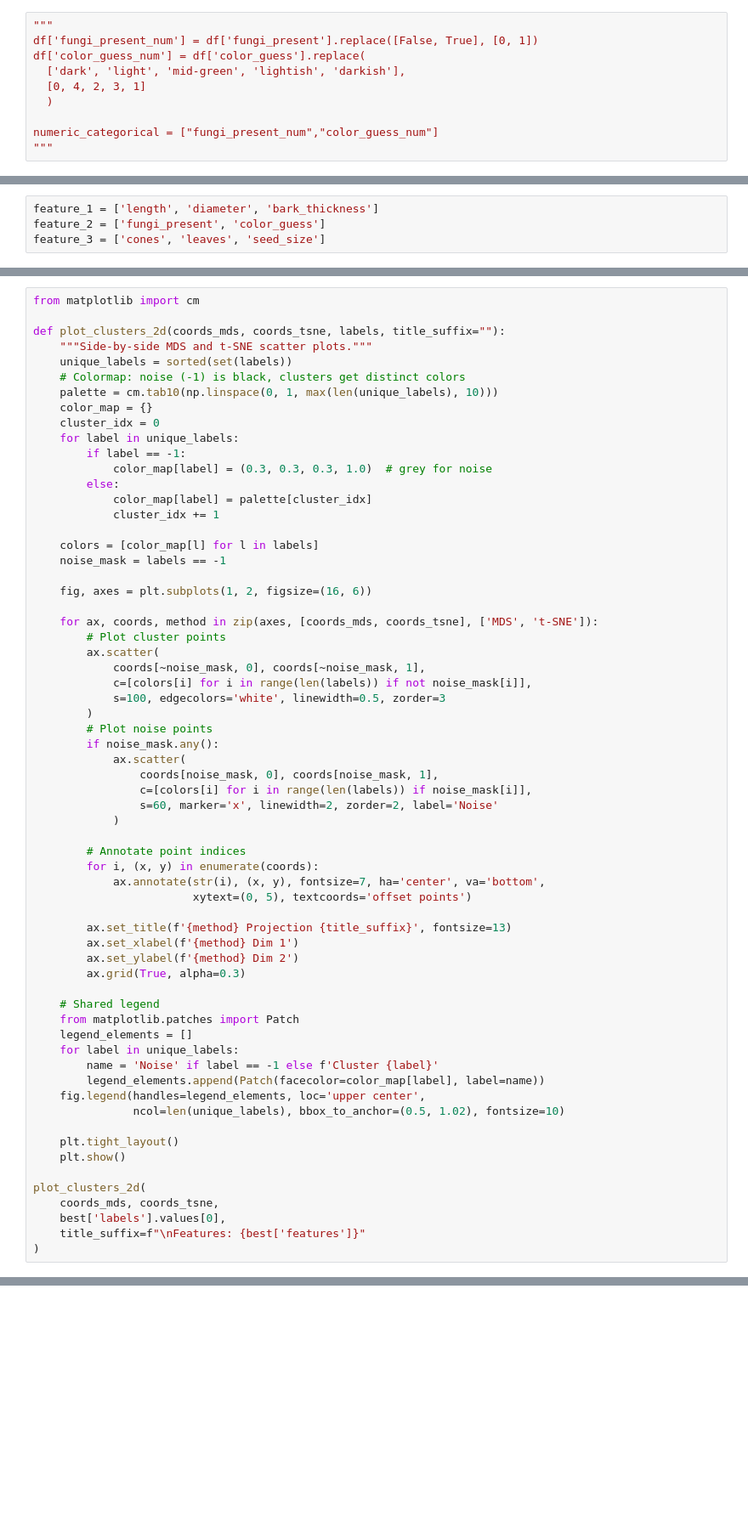
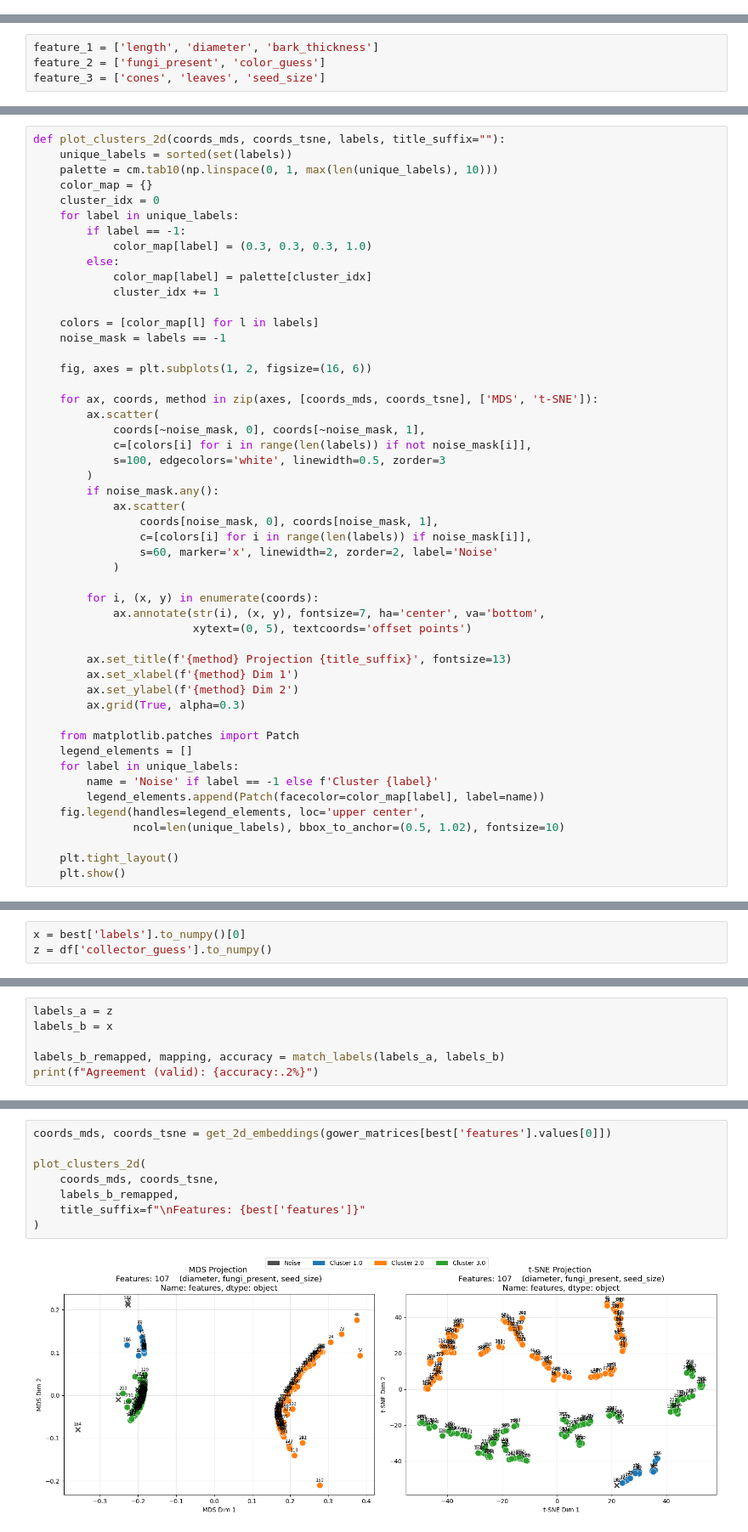
Before and after one commit to ATeerioja/DTEK2074-palautukset, a Jupyter notebook: projekti-2-koneoppimisalgoritmit/tree_clustering.ipynb, the cells around one changed output, grey strips where cells are left out. Shown at 85% size. Drawn from its saved outputs; the diff is of its cells as text; blank space fills up the shorter version.

```diff
--- a/projekti-2-koneoppimisalgoritmit/tree_clustering.ipynb
+++ b/projekti-2-koneoppimisalgoritmit/tree_clustering.ipynb
@@ -132,13 +128,3 @@ False          light          26
 True           darkish        22
 False          darkish        14
 Name: count, dtype: int64
-# %%
-"""
-df['fungi_present_num'] = df['fungi_present'].replace([False, True], [0, 1])
-df['color_guess_num'] = df['color_guess'].replace(
-  ['dark', 'light', 'mid-green', 'lightish', 'darkish'],
-  [0, 4, 2, 3, 1]
-  )
-
-numeric_categorical = ["fungi_present_num","color_guess_num"]
-"""
@@ -353,16 +317,12 @@ coords_mds, coords_tsne = get_2d_embeddings(gower_matrices[best['features'].valu
 # %%
-from matplotlib import cm
-
 def plot_clusters_2d(coords_mds, coords_tsne, labels, title_suffix=""):
-    """Side-by-side MDS and t-SNE scatter plots."""
     unique_labels = sorted(set(labels))
-    # Colormap: noise (-1) is black, clusters get distinct colors
     palette = cm.tab10(np.linspace(0, 1, max(len(unique_labels), 10)))
     color_map = {}
     cluster_idx = 0
     for label in unique_labels:
         if label == -1:
-            color_map[label] = (0.3, 0.3, 0.3, 1.0)  # grey for noise
+            color_map[label] = (0.3, 0.3, 0.3, 1.0)
         else:
             color_map[label] = palette[cluster_idx]
             cluster_idx += 1
@@ -373,13 +333,11 @@ def plot_clusters_2d(coords_mds, coords_tsne, labels, title_suffix=""):
     fig, axes = plt.subplots(1, 2, figsize=(16, 6))
 
     for ax, coords, method in zip(axes, [coords_mds, coords_tsne], ['MDS', 't-SNE']):
-        # Plot cluster points
         ax.scatter(
             coords[~noise_mask, 0], coords[~noise_mask, 1],
             c=[colors[i] for i in range(len(labels)) if not noise_mask[i]],
             s=100, edgecolors='white', linewidth=0.5, zorder=3
         )
-        # Plot noise points
         if noise_mask.any():
             ax.scatter(
                 coords[noise_mask, 0], coords[noise_mask, 1],
@@ -387,7 +345,6 @@ def plot_clusters_2d(coords_mds, coords_tsne, labels, title_suffix=""):
                 s=60, marker='x', linewidth=2, zorder=2, label='Noise'
             )
 
-        # Annotate point indices
         for i, (x, y) in enumerate(coords):
             ax.annotate(str(i), (x, y), fontsize=7, ha='center', va='bottom',
                         xytext=(0, 5), textcoords='offset points')
@@ -397,7 +354,6 @@ def plot_clusters_2d(coords_mds, coords_tsne, labels, title_suffix=""):
         ax.set_ylabel(f'{method} Dim 2')
         ax.grid(True, alpha=0.3)
 
-    # Shared legend
     from matplotlib.patches import Patch
     legend_elements = []
     for label in unique_labels:
@@ -408,9 +364,3 @@ def plot_clusters_2d(coords_mds, coords_tsne, labels, title_suffix=""):
 
     plt.tight_layout()
     plt.show()
-
-plot_clusters_2d(
-    coords_mds, coords_tsne,
-    best['labels'].values[0],
-    title_suffix=f"\nFeatures: {best['features']}"
-)
@@ -418,0 +377,3 @@ plot_clusters_2d(
+# %%
+x = best['labels'].to_numpy()[0]
+z = df['collector_guess'].to_numpy()
@@ -418,0 +431,6 @@ plot_clusters_2d(
+# %%
+labels_a = z
+labels_b = x
+
+labels_b_remapped, mapping, accuracy = match_labels(labels_a, labels_b)
+print(f"Agreement (valid): {accuracy:.2%}")
@@ -418,0 +453,10 @@ plot_clusters_2d(
+# %%
+coords_mds, coords_tsne = get_2d_embeddings(gower_matrices[best['features'].values[0]])
+
+plot_clusters_2d(
+    coords_mds, coords_tsne,
+    labels_b_remapped,
+    title_suffix=f"\nFeatures: {best['features']}"
+)
+# %% [output]
+[figure, added]
```
Also changed, not shown: parts of 15 cells of this notebook, 18 other files.
